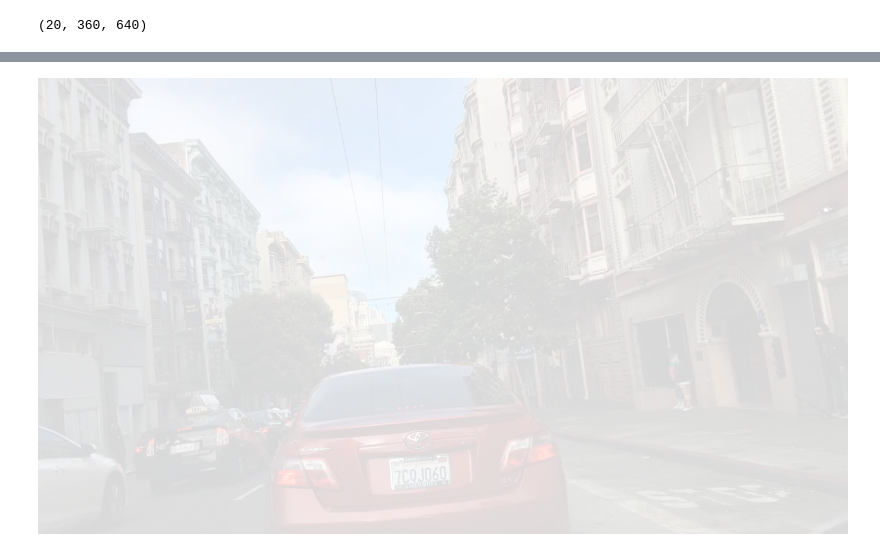
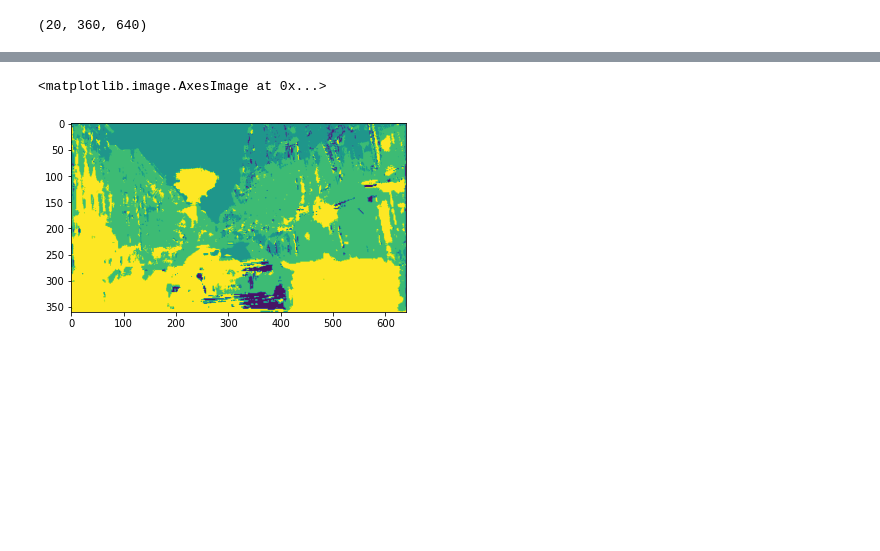
Before and after one commit to riya-chougule/Image-segmentation-for-self-driving-cars, a Jupyter notebook: Trial_and_error.ipynb, the cells around one changed output, grey strips where cells are left out. Saved outputs shown, nothing was run; the diff lists cells and outputs as text; code cells hidden in the pictures; blank space fills up the shorter version.

```diff
--- a/Trial_and_error.ipynb
+++ b/Trial_and_error.ipynb
@@ -215,8 +175,7 @@ result
-# %%
-img1=Image.open("/content/drive/MyDrive/Kaggle/bdd100k_seg/bdd100k/seg/images/test/ae7bcd76-00000000.jpg")
-im_rgba = img1.copy()
-im_rgba.putalpha(128)
-#im_rgba.save('data/dst/pillow_putalpha_solid.png')
-im_rgba
-# %% [output]
-[figure, removed]
+# %%
+pred_argx=np.argmax(preds_num,axis=0)
+# %%
+plt.imshow(pred_argx)
+# %% [output]
+<matplotlib.image.AxesImage at 0x...>
+[figure, added]
```
Also changed, not shown: parts of 8 cells of this notebook.
